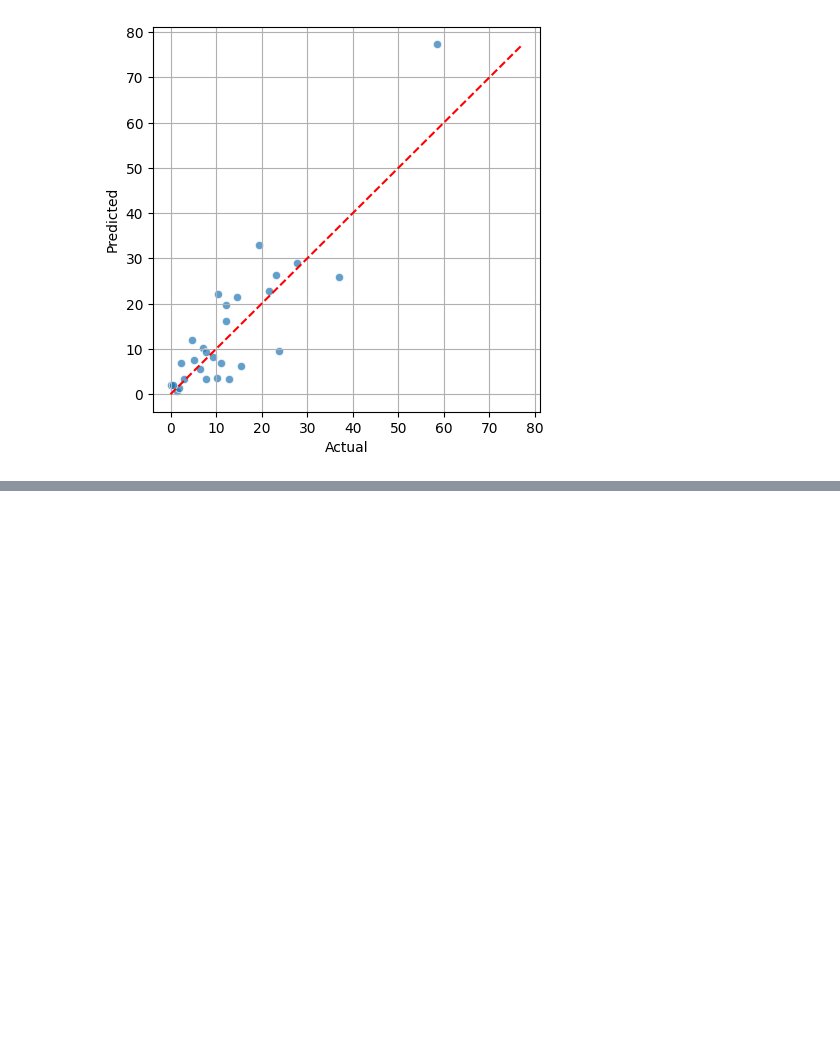
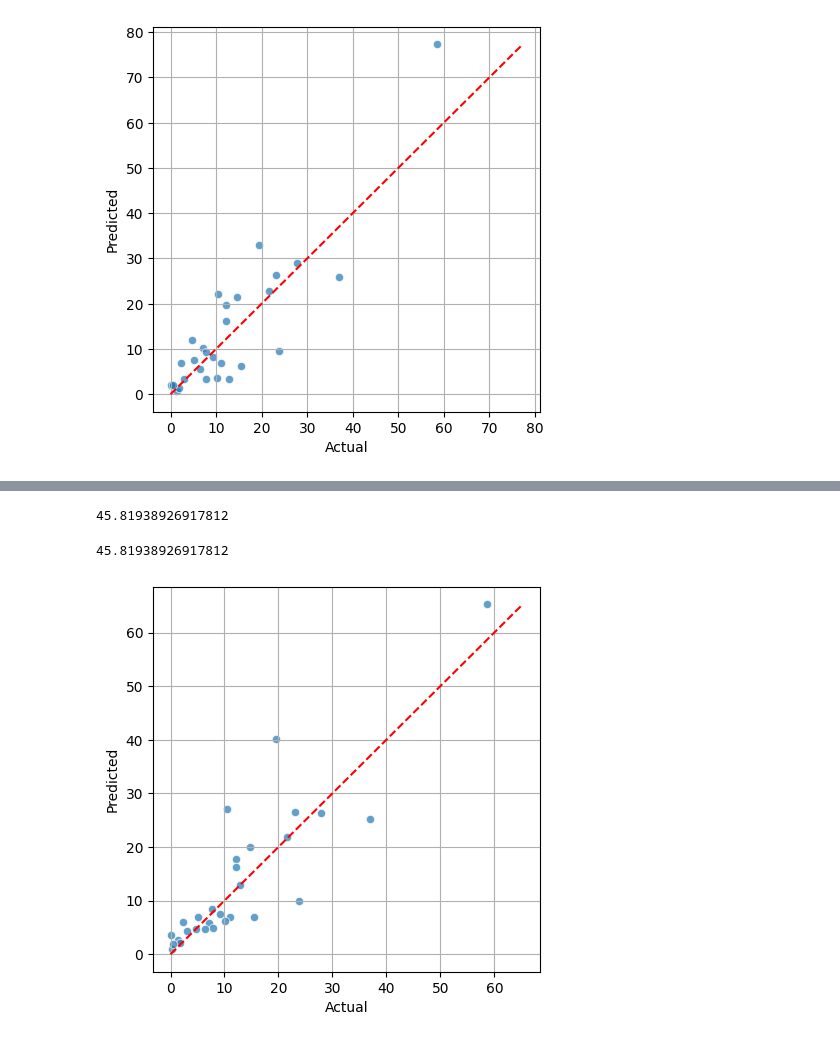
Before and after one commit to EshanJayasundara/Sleep-Apnea-and-Pulse-Oximetry, a Jupyter notebook: usage/sleep_apnea_detection.ipynb, the cells around one changed output, grey strips where cells are left out. Drawn from its saved outputs; the diff is of its cells as text; code cells hidden in the pictures; blank space fills up the shorter version.

```diff
--- a/usage/sleep_apnea_detection.ipynb
+++ b/usage/sleep_apnea_detection.ipynb
@@ -337,3 +337,8 @@ Average rmse: 48.1593
 plot_rg(y_test, y_pred)
 # %% [output]
 [figure]
+# %%
+from xgboost import XGBRFRegressor
+
+xgb_model = XGBRFRegressor()
+xgb_model.fit(X_train_scaled, y_train)
@@ -339,0 +357,14 @@ plot_rg(y_test, y_pred)
+# %%
+y_pred = xgb_model.predict(X_test_scaled)
+print(mean_squared_error(y_true=y_test, y_pred=y_pred))
+# %% [output]
+45.81938926917812
+# %%
+y_pred = xgb_model.predict(X_test_scaled)
+print(mean_squared_error(y_true=y_test, y_pred=y_pred))
+# %% [output]
+45.81938926917812
+# %%
+plot_rg(y_test, y_pred)
+# %% [output]
+[figure, added]
```
Also changed, not shown: parts of 4 cells of this notebook.
